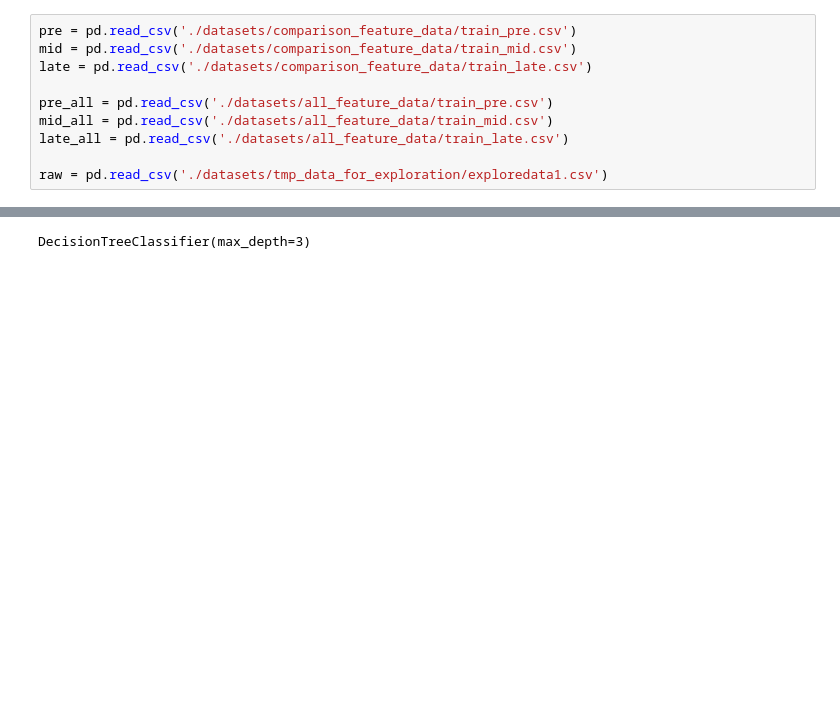
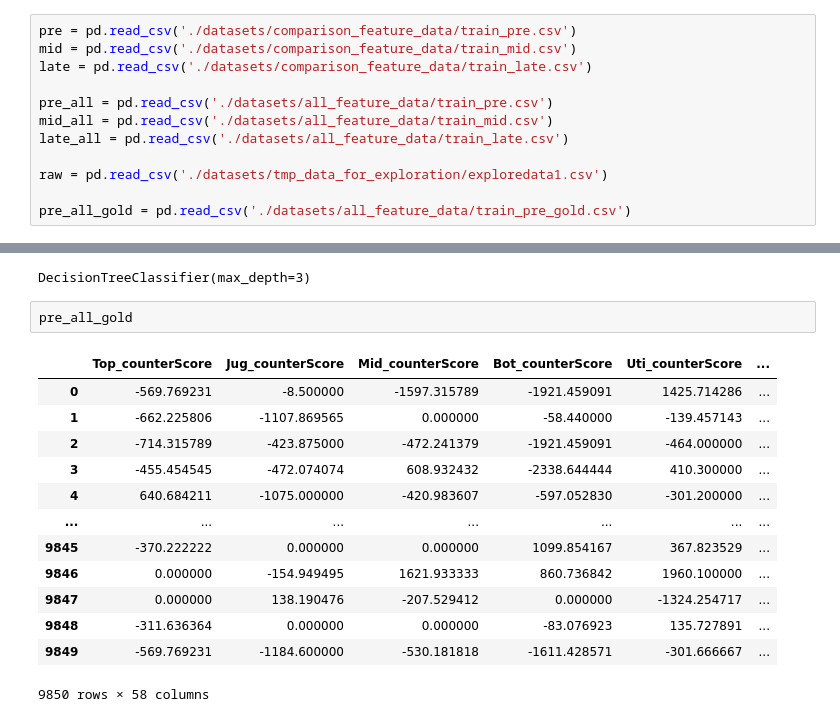
Before and after one commit to Jiawei-oukai/MachinLearning-LOL_Gaming, a Jupyter notebook: DecisionTree.ipynb, the cells around one changed output, grey strips where cells are left out. Drawn from its saved outputs; the diff is of its cells as text; blank space fills up the shorter version.

```diff
--- a/DecisionTree.ipynb
+++ b/DecisionTree.ipynb
@@ -31,6 +31,8 @@ mid_all = pd.read_csv('./datasets/all_feature_data/train_mid.csv')
 late_all = pd.read_csv('./datasets/all_feature_data/train_late.csv')
 
 raw = pd.read_csv('./datasets/tmp_data_for_exploration/exploredata1.csv')
+
+pre_all_gold = pd.read_csv('./datasets/all_feature_data/train_pre_gold.csv')
 # %%
 def runModel(data_train,max_depth):
     X_train, Y_train = data_train.drop(['TeamVictory'],axis=1),data_train[['TeamVictory']]
@@ -193,3 +195,19 @@ weighted avg       0.90      0.89      0.89     17153
 <Figure size 640x480 with 0 Axes>
 [figure]
 DecisionTreeClassifier(max_depth=3)
+# %%
+pre_all_gold
+# %% [output]
+|  | Top_counterScore | Jug_counterScore | Mid_counterScore | Bot_counterScore | Uti_counterScore | ... |
+| 0 | -569.769231 | -8.500000 | -1597.315789 | -1921.459091 | 1425.714286 | ... |
+| 1 | -662.225806 | -1107.869565 | 0.000000 | -58.440000 | -139.457143 | ... |
+| 2 | -714.315789 | -423.875000 | -472.241379 | -1921.459091 | -464.000000 | ... |
+| 3 | -455.454545 | -472.074074 | 608.932432 | -2338.644444 | 410.300000 | ... |
+| 4 | 640.684211 | -1075.000000 | -420.983607 | -597.052830 | -301.200000 | ... |
+| ... | ... | ... | ... | ... | ... | ... |
+| 9845 | -370.222222 | 0.000000 | 0.000000 | 1099.854167 | 367.823529 | ... |
+| 9846 | 0.000000 | -154.949495 | 1621.933333 | 860.736842 | 1960.100000 | ... |
+| 9847 | 0.000000 | 138.190476 | -207.529412 | 0.000000 | -1324.254717 | ... |
+| 9848 | -311.636364 | 0.000000 | 0.000000 | -83.076923 | 135.727891 | ... |
+| 9849 | -569.769231 | -1184.600000 | -530.181818 | -1611.428571 | -301.666667 | ... |
+9850 rows × 58 columns
```
Also changed, not shown: parts of 1 cell of this notebook, 4 other files.
